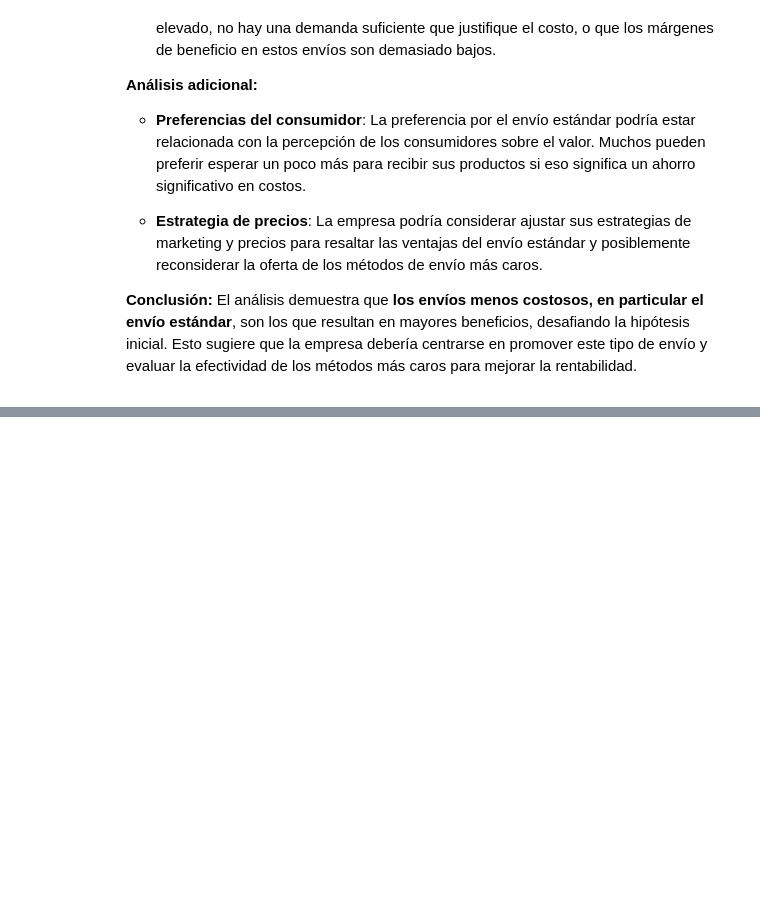
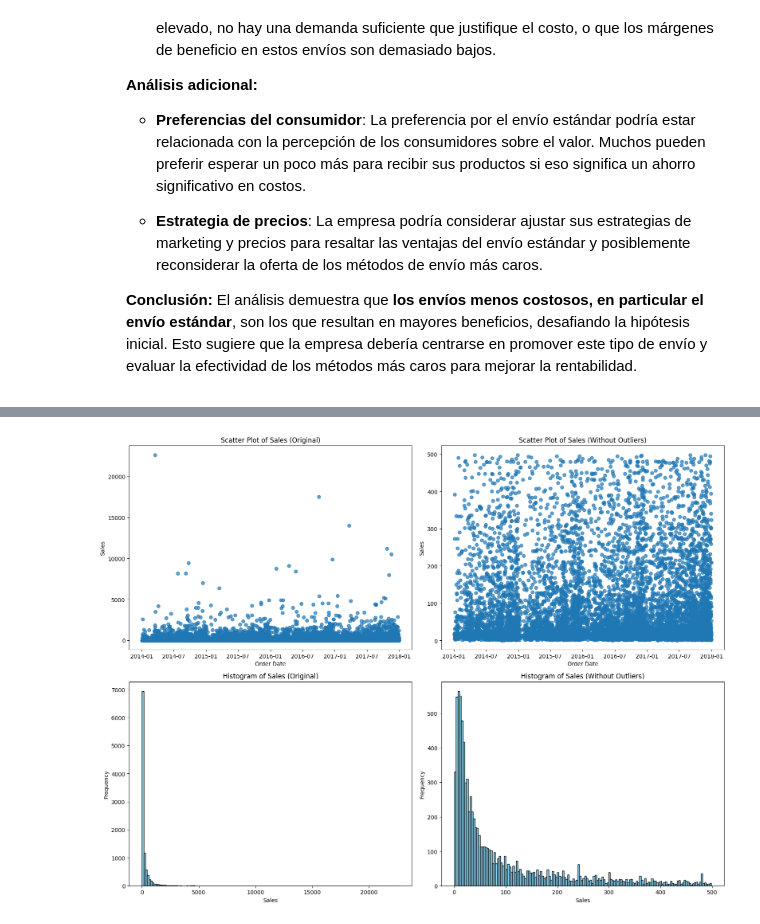
Before and after one commit to NicolasAlarconS/data_science, a Jupyter notebook: nicoals_alarcon_notebook.ipynb, the cells around one changed output, grey strips where cells are left out. Cells and saved outputs as stored; diff of their text form; code cells hidden in the pictures; blank space fills up the shorter version.

```diff
--- a/nicoals_alarcon_notebook.ipynb
+++ b/nicoals_alarcon_notebook.ipynb
@@ -332,0 +453,14 @@ plt.show()
+# %%
+# Calcular los cuartiles y el rango intercuartílico (IQR) para la columna 'Profit'
+Q1 = df['Sales'].quantile(0.25)
+Q3 = df['Sales'].quantile(0.75)
+IQR = Q3 - Q1
+lower_bound = Q1 - 1.5 * IQR
+upper_bound = Q3 + 1.5 * IQR
+
+# Contar la cantidad de outliers en la columna 'Profit'
+outliers_profit = ((df['Sales'] > upper_bound) | (df['Sales'] < lower_bound)).sum()
+print(f"Cantidad de outliers en 'Sales': {outliers_profit}")
+
+# Filtrar el DataFrame para eliminar los outliers en 'Profit'
+df_cleaned = df[(df['Sales'] >= lower_bound) & (df['Sales'] <= upper_bound)]
@@ -332,0 +487,33 @@ plt.show()
+# %%
+# Crear una figura con una cuadrícula de 2x2
+fig, axes = plt.subplots(2, 2, figsize=(16, 12))
+
+# Gráfico de dispersión para el DataFrame original (con outliers)
+axes[0, 0].scatter(df['Order Date'], df['Sales'], alpha=0.7)
+axes[0, 0].set_title('Scatter Plot of Sales (Original)')
+axes[0, 0].set_xlabel('Order Date')
+axes[0, 0].set_ylabel('Sales')
+
+# Gráfico de dispersión para el DataFrame sin outliers
+axes[0, 1].scatter(df_cleaned['Order Date'], df_cleaned['Sales'], alpha=0.7)
+axes[0, 1].set_title('Scatter Plot of Sales (Without Outliers)')
+axes[0, 1].set_xlabel('Order Date')
+axes[0, 1].set_ylabel('Sales')
+
+# Histograma de Profit original
+axes[1, 0].hist(df['Sales'], bins=150, color='skyblue', edgecolor='black')
+axes[1, 0].set_title('Histogram of Sales (Original)')
+axes[1, 0].set_xlabel('Sales')
+axes[1, 0].set_ylabel('Frequency')
+
+# Histograma de Profit sin outliers
+axes[1, 1].hist(df_cleaned['Sales'], bins=150, color='skyblue', edgecolor='black')
+axes[1, 1].set_title('Histogram of Sales (Without Outliers)')
+axes[1, 1].set_xlabel('Sales')
+axes[1, 1].set_ylabel('Frequency')
+
+# Ajustar el espaciado entre los subgráficos
+plt.tight_layout()
+plt.show()
+# %% [output]
+[figure, added]
```
Also changed, not shown: parts of 21 cells of this notebook, 1 other file.
